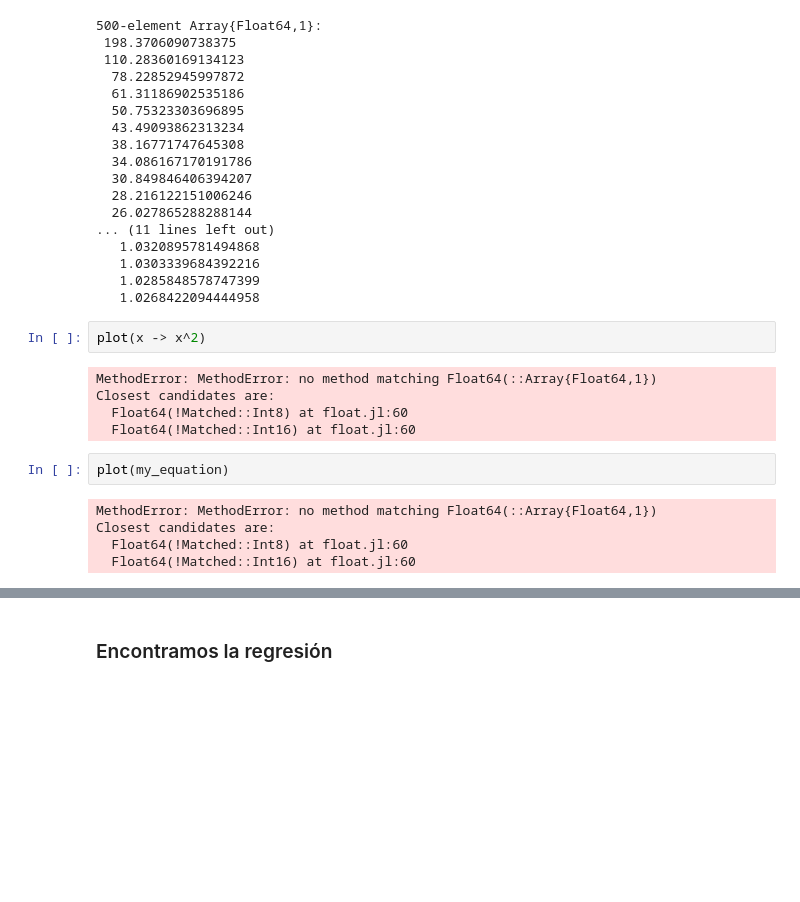
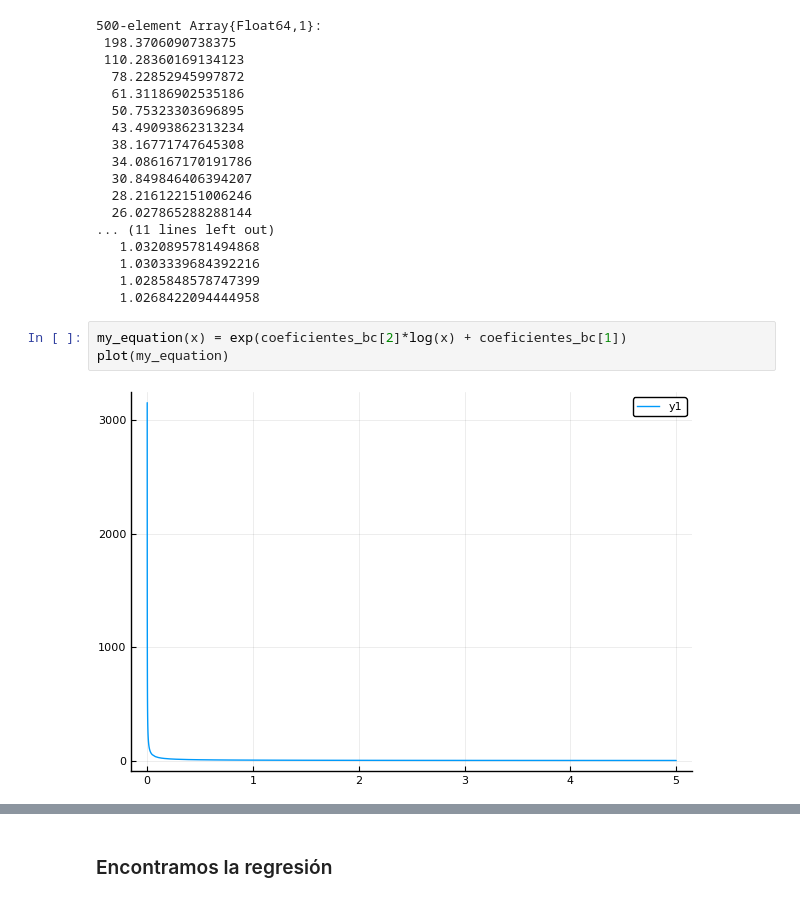
Before and after one commit to Yuriyama/Proyecto_aerolineas, a Jupyter notebook: Code/Betweenness.ipynb, the cells around one changed output, grey strips where cells are left out. Saved outputs shown, nothing was run; the diff lists cells and outputs as text; blank space fills up the shorter version.

```diff
--- a/Code/Betweenness.ipynb
+++ b/Code/Betweenness.ipynb
@@ -621,20 +610,11 @@ my_eqy = my_equation.(my_eqx)
    1.0303339684392216
    1.0285848578747399
    1.0268422094444958
-# %%
-plot(x -> x^2)
-# %% [output]
-MethodError: MethodError: no method matching Float64(::Array{Float64,1})
-Closest candidates are:
-  Float64(!Matched::Int8) at float.jl:60
-  Float64(!Matched::Int16) at float.jl:60
-# %%
-plot(my_equation)
-# %% [output]
-MethodError: MethodError: no method matching Float64(::Array{Float64,1})
-Closest candidates are:
-  Float64(!Matched::Int8) at float.jl:60
-  Float64(!Matched::Int16) at float.jl:60
+# %%
+my_equation(x) = exp(coeficientes_bc[2]*log(x) + coeficientes_bc[1])
+plot(my_equation)
+# %% [output]
+[figure, added]
 # %%
 # Grafico en escala log-log
 plot_betweenness_cobertura_log = scatter(betweenness_x, cobertura_y,
```
Also changed, not shown: parts of 8 cells of this notebook.
